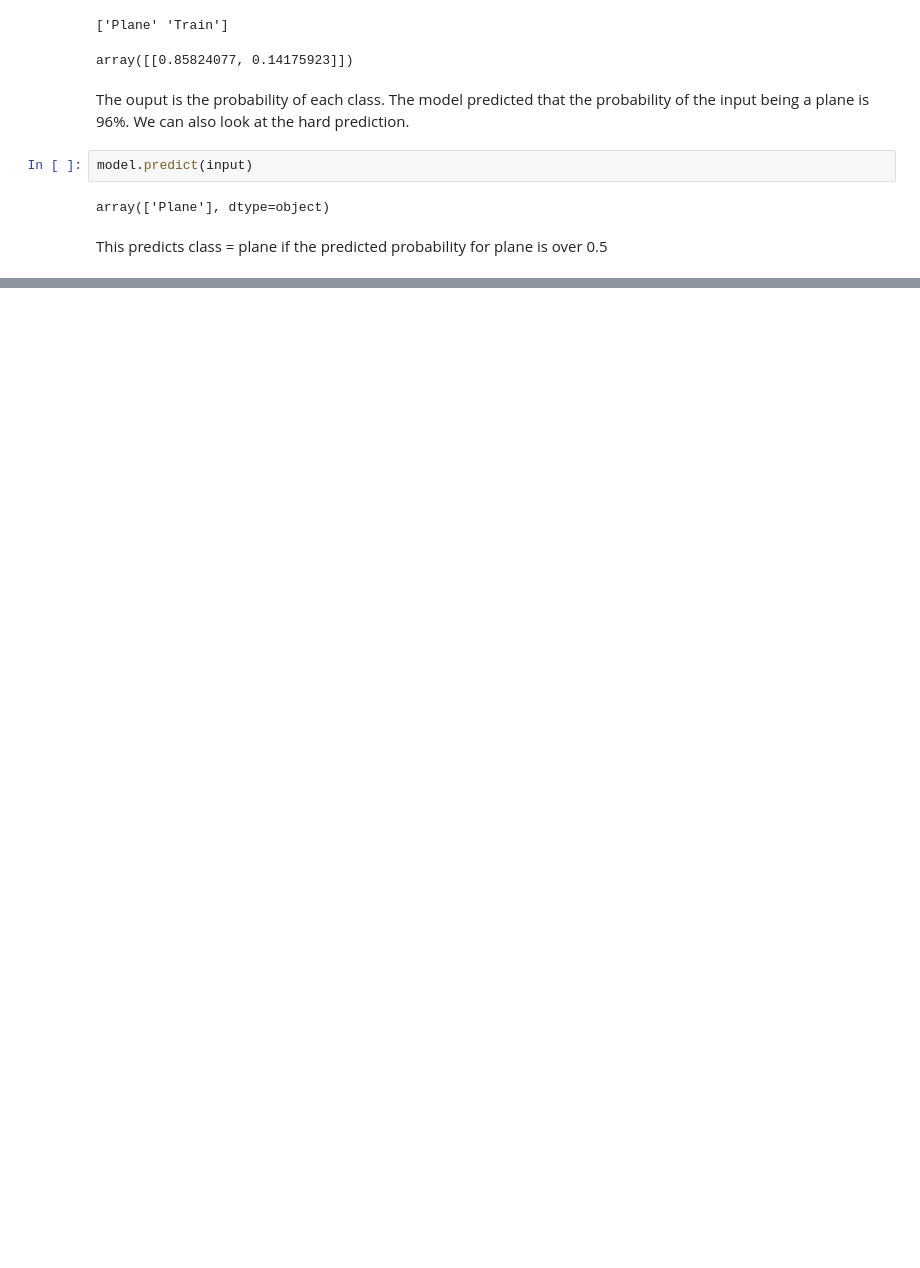
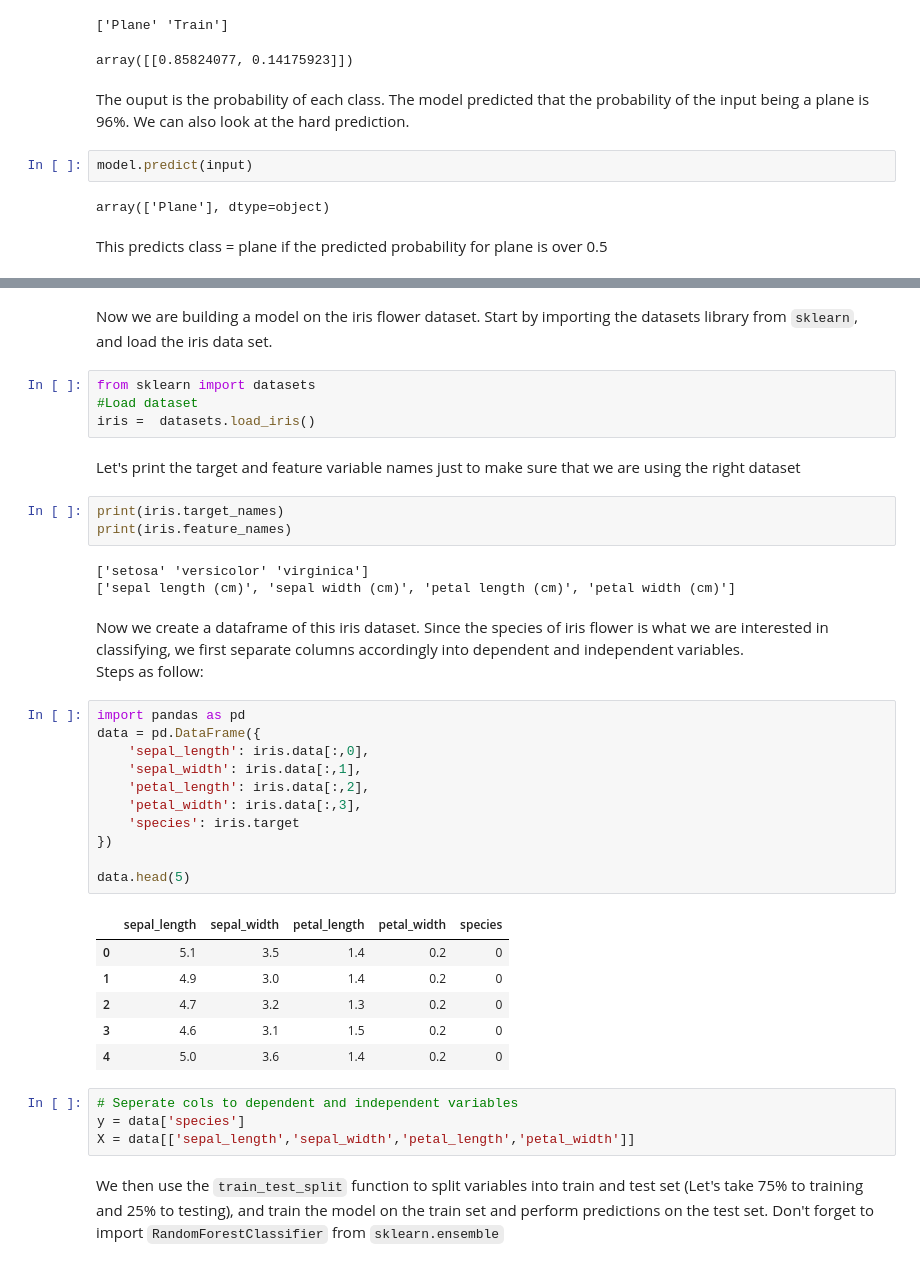
Before and after one commit to hmartin11/USS_ML_Workshop, a Jupyter notebook: workshop_content.ipynb, the cells around one changed output, grey strips where cells are left out. Drawn from its saved outputs; the diff is of its cells as text; blank space fills up the shorter version.

```diff
--- a/workshop_content.ipynb
+++ b/workshop_content.ipynb
@@ -372,0 +333,41 @@ AttributeError: 'numpy.ndarray' object has no attribute 'accuracy_score'
+# %% [markdown]
+Now we are building a model on the iris flower dataset. Start by importing the datasets library from `sklearn`, and load the iris data set.
+# %%
+from sklearn import datasets
+#Load dataset
+iris =  datasets.load_iris()
+# %% [markdown]
+Let's print the target and feature variable names just to make sure that we are using the right dataset
+# %%
+print(iris.target_names)
+print(iris.feature_names)
+# %% [output]
+['setosa' 'versicolor' 'virginica']
+['sepal length (cm)', 'sepal width (cm)', 'petal length (cm)', 'petal width (cm)']
+# %% [markdown]
+Now we create a dataframe of this iris dataset. Since the species of iris flower is what we are interested in classifying, we first separate columns accordingly into dependent and independent variables.
+Steps as follow:
+# %%
+import pandas as pd
+data = pd.DataFrame({
+    'sepal_length': iris.data[:,0],
+    'sepal_width': iris.data[:,1],
+    'petal_length': iris.data[:,2],
+    'petal_width': iris.data[:,3],
+    'species': iris.target
+})
+
+data.head(5)
+# %% [output]
+|  | sepal_length | sepal_width | petal_length | petal_width | species |
+| 0 | 5.1 | 3.5 | 1.4 | 0.2 | 0 |
+| 1 | 4.9 | 3.0 | 1.4 | 0.2 | 0 |
+| 2 | 4.7 | 3.2 | 1.3 | 0.2 | 0 |
+| 3 | 4.6 | 3.1 | 1.5 | 0.2 | 0 |
+| 4 | 5.0 | 3.6 | 1.4 | 0.2 | 0 |
+# %%
+# Seperate cols to dependent and independent variables
+y = data['species']
+X = data[['sepal_length','sepal_width','petal_length','petal_width']]
+# %% [markdown]
+We then use the `train_test_split` function to split variables into train and test set (Let's take 75% to training and 25% to testing), and train the model on the train set and perform predictions on the test set. Don't forget to import `RandomForestClassifier` from `sklearn.ensemble`
```
Also changed, not shown: parts of 39 cells of this notebook.
